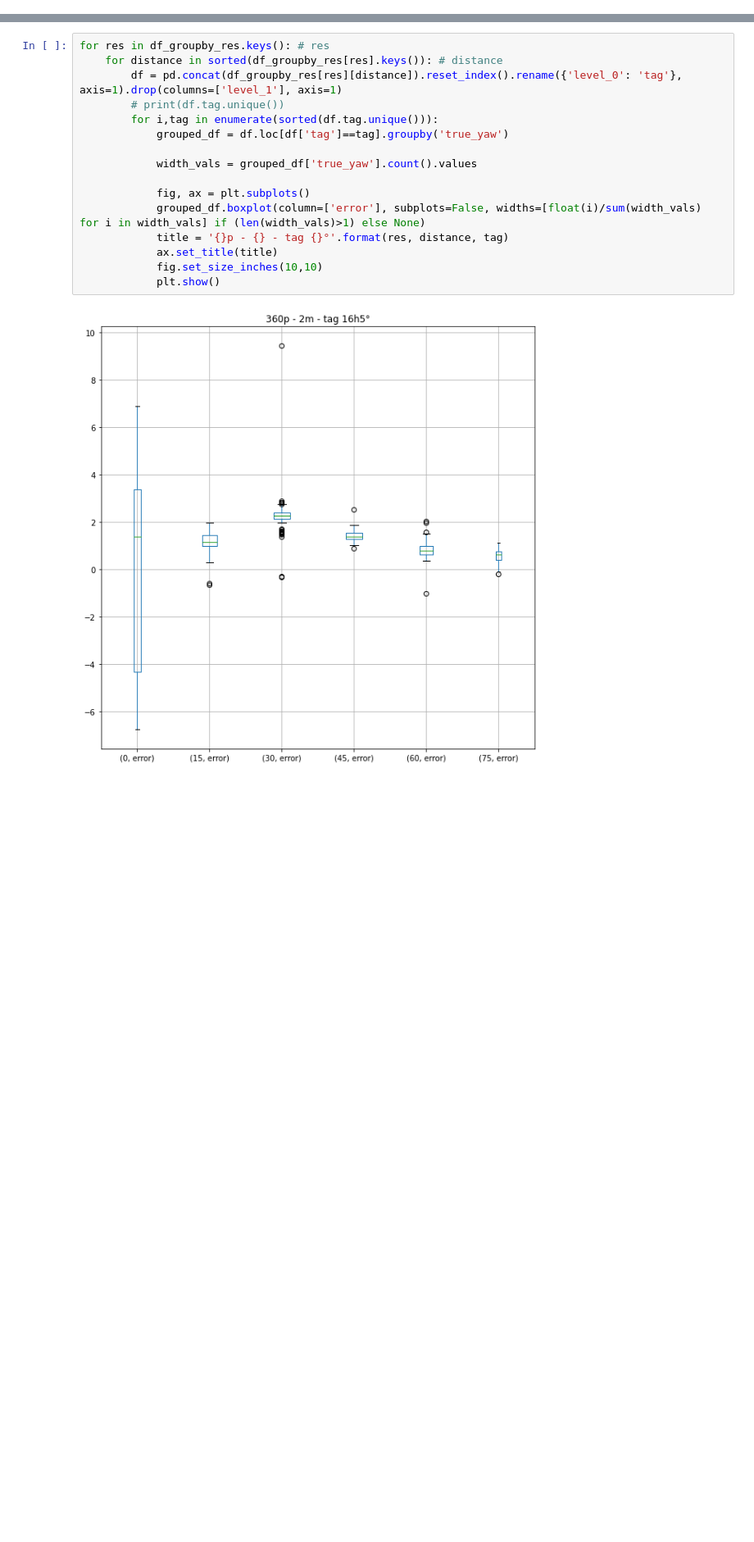
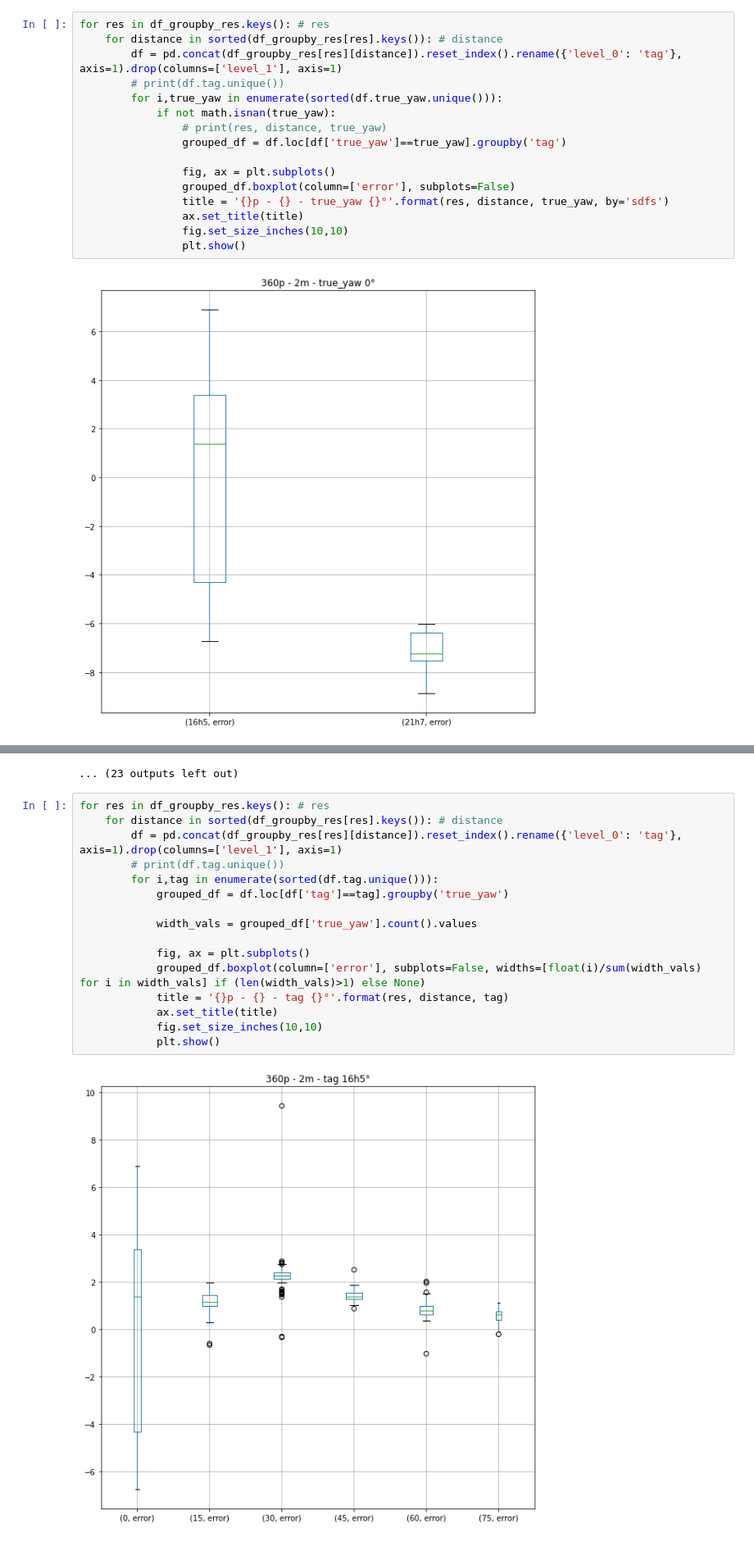
Before and after one commit to hakanErgin/apriltag_test_bench, a Jupyter notebook: analysis/cumulative_rotations.ipynb, the cells around one changed output, grey strips where cells are left out. Shown at 82% size. Cells and saved outputs as stored; diff of their text form; blank space fills up the shorter version.

Commit message:
added plots grouped by angle

```diff
--- a/analysis/cumulative_rotations.ipynb
+++ b/analysis/cumulative_rotations.ipynb
@@ -21,3 +22,21 @@ for filename in all_files:
     if not dist in df_groupby_res[res]:
         df_groupby_res[res][dist] = {}
     df_groupby_res[res][dist].update(dic)
+# %%
+for res in df_groupby_res.keys(): # res
+    for distance in sorted(df_groupby_res[res].keys()): # distance
+        df = pd.concat(df_groupby_res[res][distance]).reset_index().rename({'level_0': 'tag'}, axis=1).drop(columns=['level_1'], axis=1)
+        # print(df.tag.unique())
+        for i,true_yaw in enumerate(sorted(df.true_yaw.unique())):
+            if not math.isnan(true_yaw):
+                # print(res, distance, true_yaw)
+                grouped_df = df.loc[df['true_yaw']==true_yaw].groupby('tag')
+
+                fig, ax = plt.subplots()
+                grouped_df.boxplot(column=['error'], subplots=False)
+                title = '{}p - {} - true_yaw {}°'.format(res, distance, true_yaw, by='sdfs')
+                ax.set_title(title)
+                fig.set_size_inches(10,10)
+                plt.show()
+# %% [output]
+[figure, added]
@@ -24,3 +54,4 @@ for filename in all_files:
+... (23 outputs left out)
 # %%
 for res in df_groupby_res.keys(): # res
     for distance in sorted(df_groupby_res[res].keys()): # distance
```
Also changed, not shown: parts of 2 cells of this notebook.
